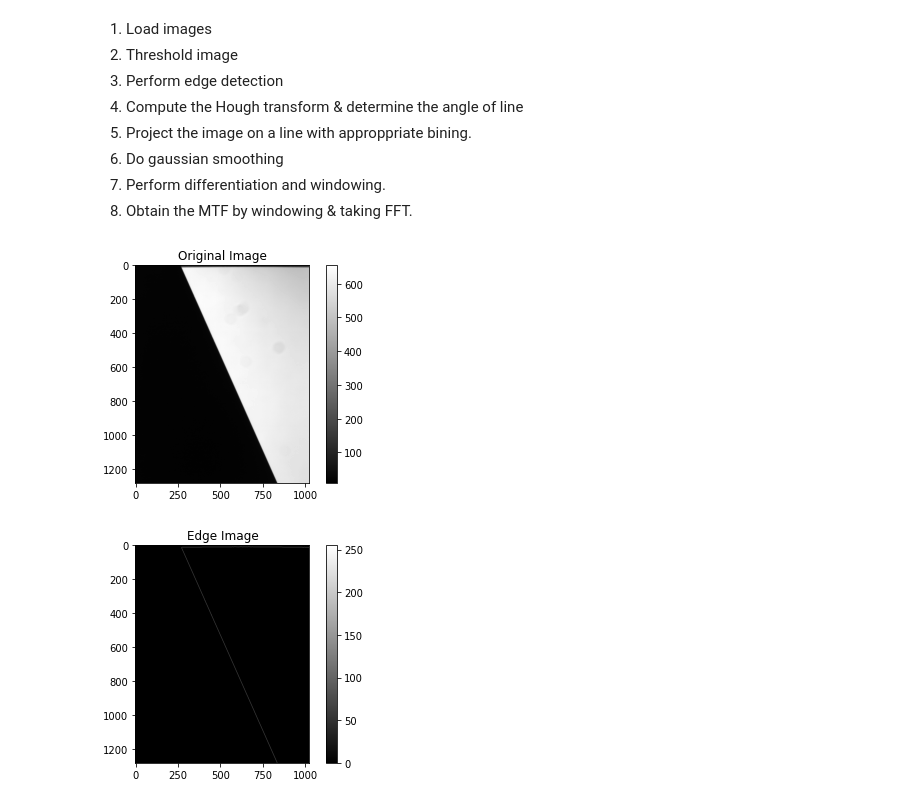
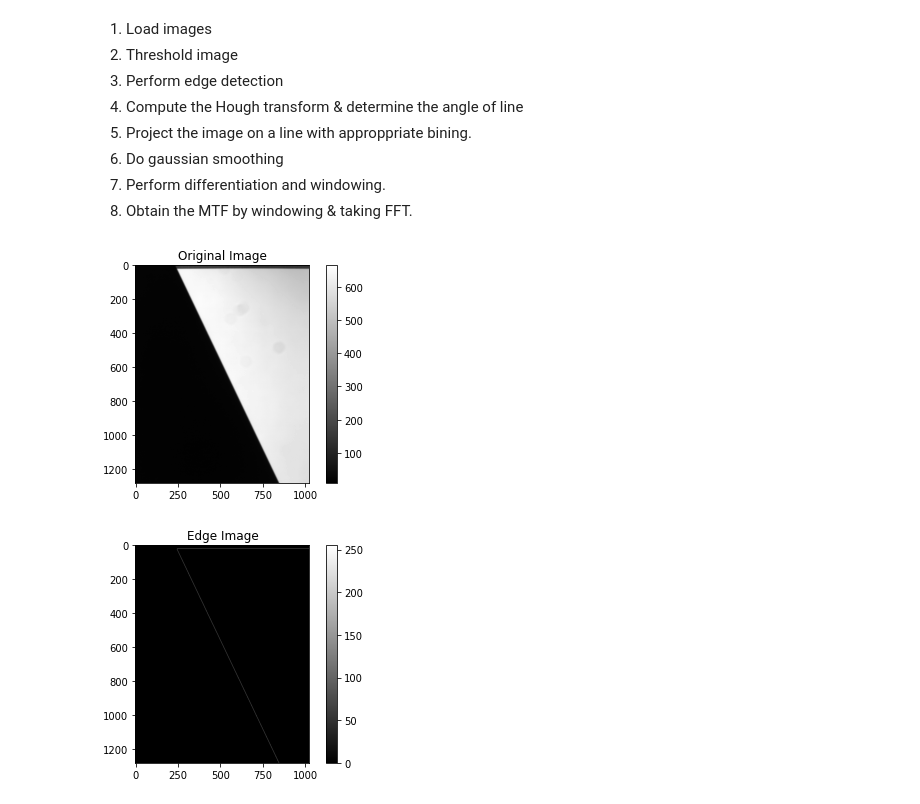
Before and after one commit to PrabhaSahiti/Imaging-Instrumentation, a Jupyter notebook: lab3_mtf.ipynb, the cells around one changed output. Cells and saved outputs as stored; diff of their text form; code cells hidden in the pictures.

```diff
--- a/lab3_mtf.ipynb
+++ b/lab3_mtf.ipynb
@@ -18,20 +18,20 @@ import matplotlib.pyplot as plt
 
 from scipy.ndimage import gaussian_filter1d
 # %%
-data_path = 'data\data\lab_3_2a1_exp35_knife.npy'
+data_path = 'data\data\lab_3_2c_exp35_knife.npy'
 data = np.load(data_path)
 
 # Averaging image to remove noise
 img = np.mean(data, axis=0)
 img = np.transpose(img)
 
 # Visualize original image
 figure = plt.imshow(img, cmap='gray')
 color = plt.colorbar(figure)
 plt.title('Original Image')
 plt.show()
 # %% [output]
-[figure, old version]
+[figure, new version]
 # %%
 # Threshold & perform edge extraction
 thresh = 300
```
Also changed, not shown: parts of 9 cells of this notebook.
